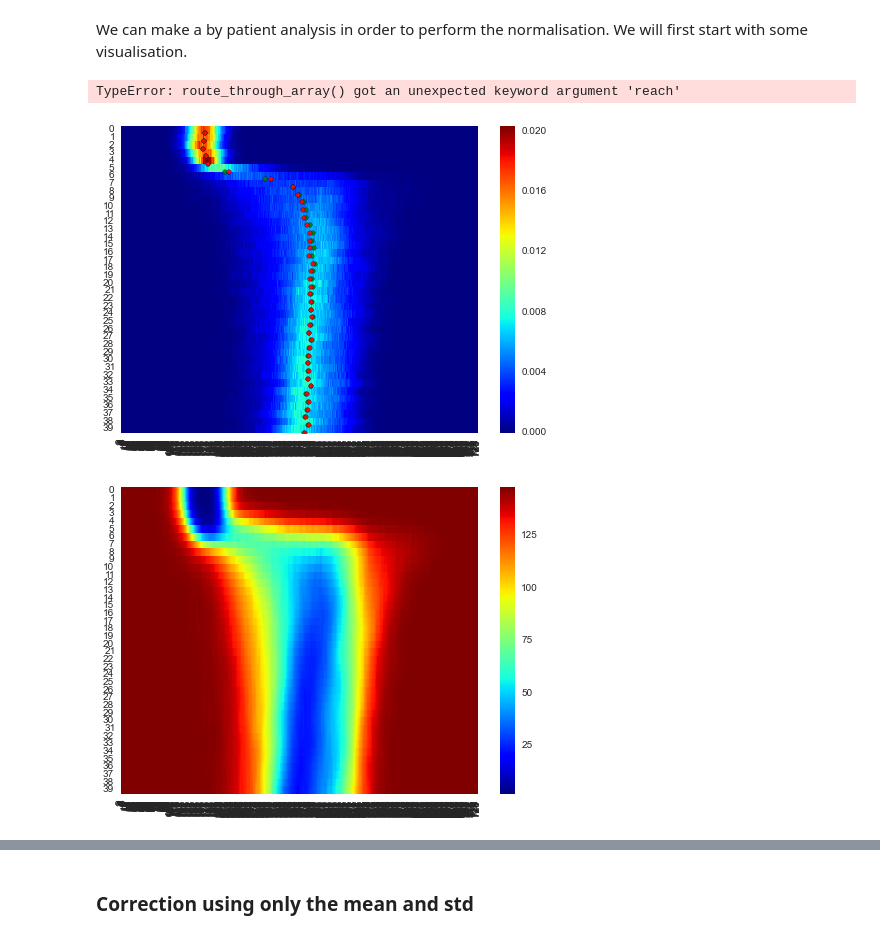
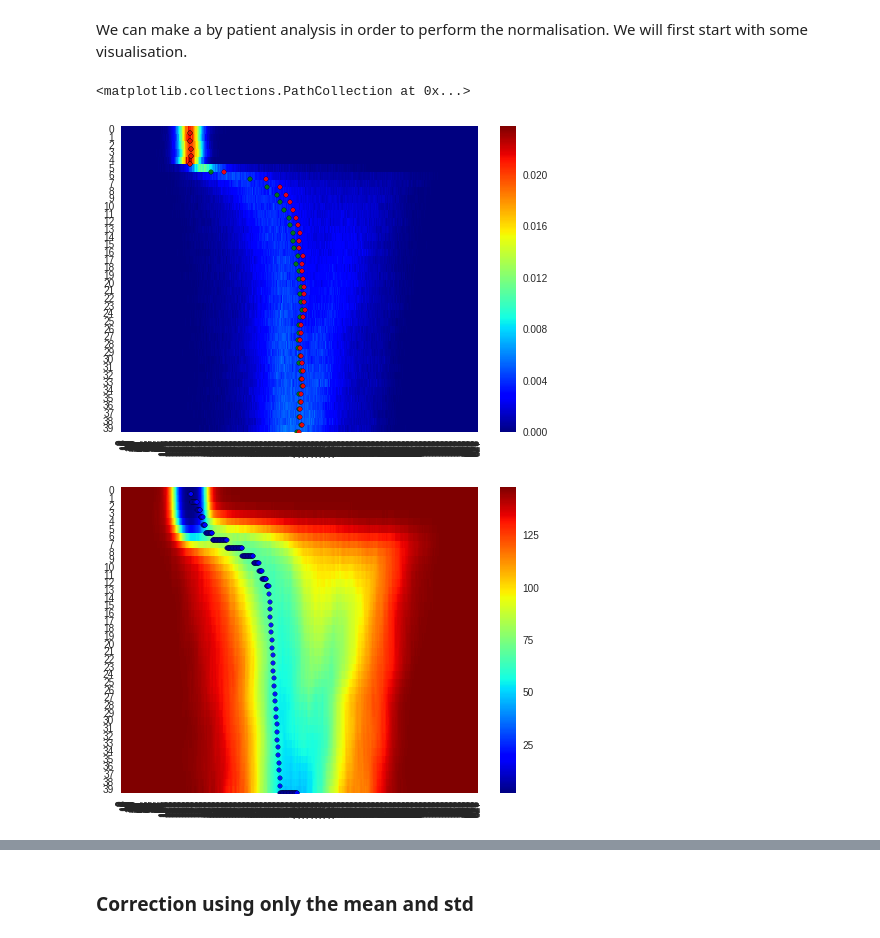
Before and after one commit to I2Cvb/prostate, a Jupyter notebook: notebook/normalisation-dce.ipynb, the cells around one changed output, grey strips where cells are left out. Cells and saved outputs as stored; diff of their text form; code cells hidden in the pictures.

Commit message:
Update the graph based alignemnet

```diff
--- a/notebook/normalisation-dce.ipynb
+++ b/notebook/normalisation-dce.ipynb
@@ -131,7 +131,7 @@ for pt in range(np.size(patient_sizes)):
 We can make a by patient analysis in order to perform the normalisation. We will first start with some visualisation.
 # %%
 # Define the index of the patient to visualise
-pat_vis = 3
+pat_vis = 5
 
 pat_heatmap = []
 #for pat_vis in range(len(patient_list)):
@@ -173,39 +173,34 @@ image = 1. - (heatmap_z_raw / np.max(heatmap_z_raw))
 
 image = gaussian_filter(image, 1.5)
 
 image = np.exp(5*image)
 
 # Adaptive Equalization
 # Contrast stretching
 #p2, p98 = np.percentile(image, (2, 98))
 #image = exposure.rescale_intensity(image, in_range=(p2, p98))
 #image = np.log(exposure.equalize_hist(image))
 
 plt.figure()
 ax = sns.heatmap(image, cmap="jet")
 
 # Find the shortest path
 start = [0, stat_median[0]]
-start = [0,0]
 end = [39, stat_median[-1]]
-indices, weight = route_through_array(image, start, end, geometric=True, reach=10)
+indices, weight = route_through_array(image, start, end, geometric=True)
 indices = np.array(indices).T
 path = np.zeros_like(image)
 path[indices[0], indices[1]] = 1
 
-p, cots = shortest_path(image)
-
 sns.plt.scatter(indices[1], np.abs(indices[0]-39), label='mean', c='blue', alpha=0.9)
-
-
 
 #plot_data = Data([Heatmap(z=heatmap_z_raw, y=heatmap_y, colorscale='Jet')])
 #layout = Layout(margin=Margin(l=0, r=0, b=0, t=0))
 #plot_data = Data(pat_heatmap)
 # Define a figure
 #fig = Figure(data=plot_data)
 #py.iplot(fig, filename='heatmap-dce')
 # %% [output]
-TypeError: route_through_array() got an unexpected keyword argument 'reach'
+<matplotlib.collections.PathCollection at 0x...>
-[figure, old version]
+[figure, new version]
-[figure, old version]
+[figure, new version]
```
Also changed, not shown: parts of 4 cells of this notebook.
